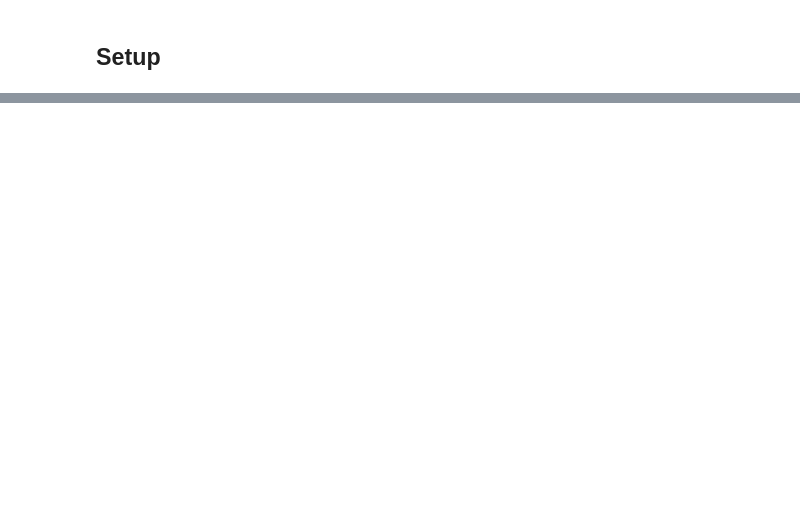
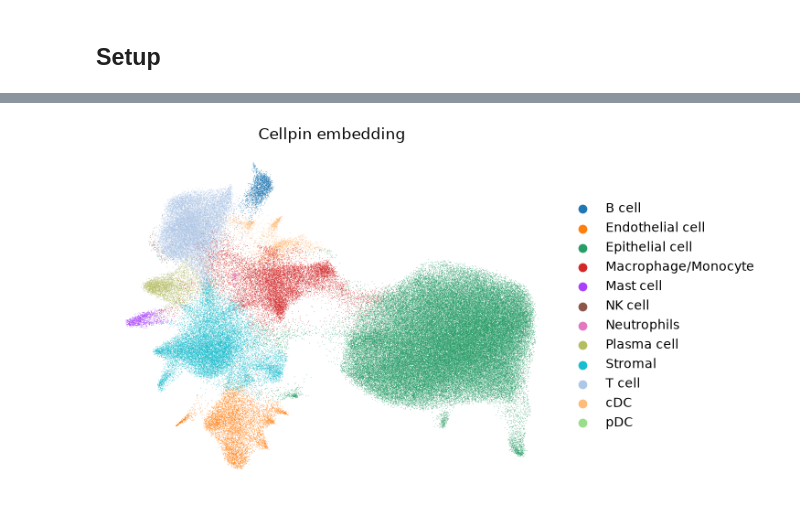
Before and after one commit to Saur-Lab/cellpin, a Jupyter notebook: docs/notebooks/label_transfer.ipynb, the cells around one changed output, grey strips where cells are left out. Saved outputs shown, nothing was run; the diff lists cells and outputs as text; code cells hidden in the pictures; blank space fills up the shorter version.

```diff
--- a/docs/notebooks/label_transfer.ipynb
+++ b/docs/notebooks/label_transfer.ipynb
@@ -182,0 +172,7 @@ Related tutorials: [Basic usage](cellpin_tutorial.ipynb) for the core imputation
+# %%
+sc_dataset, sp_dataset = cellpin.pp.setup_data(
+    sc_adata,
+    sp_adata,
+    layer=LAYER,
+    batch_key="dataset",  # recommended whenever the reference is a multi-study atlas
+)
@@ -182,0 +305,6 @@ Related tutorials: [Basic usage](cellpin_tutorial.ipynb) for the core imputation
+# %%
+sc.pp.neighbors(adata, use_rep="X_cellpin", n_neighbors=50)
+sc.tl.umap(adata)
+sc.pl.umap(adata, color=["cellpin_annotation"], frameon=False, title="Cellpin embedding")
+# %% [output]
+[figure, added]
```
Also changed, not shown: parts of 49 cells of this notebook, 2 other files.
